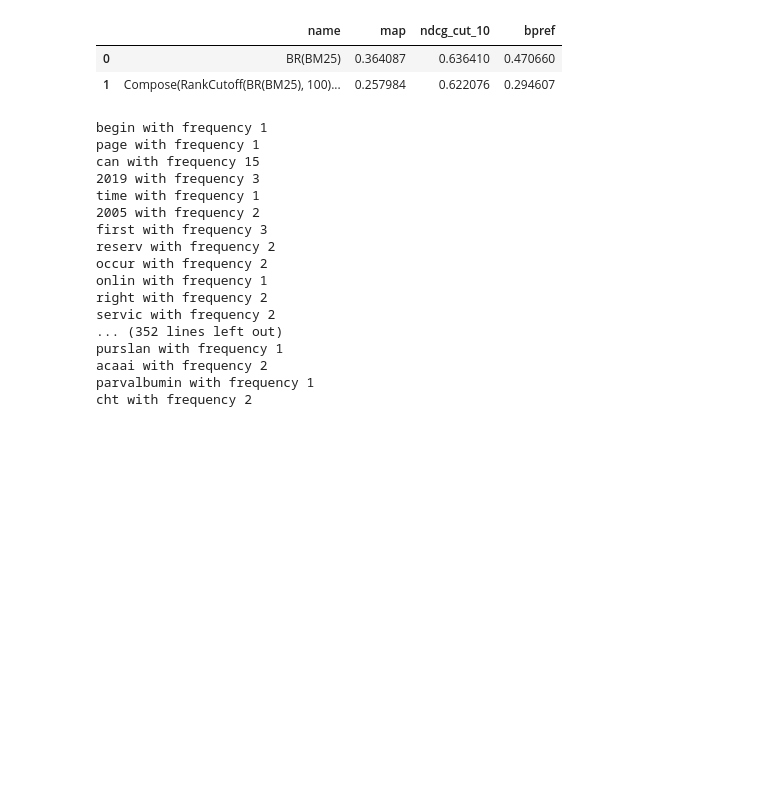
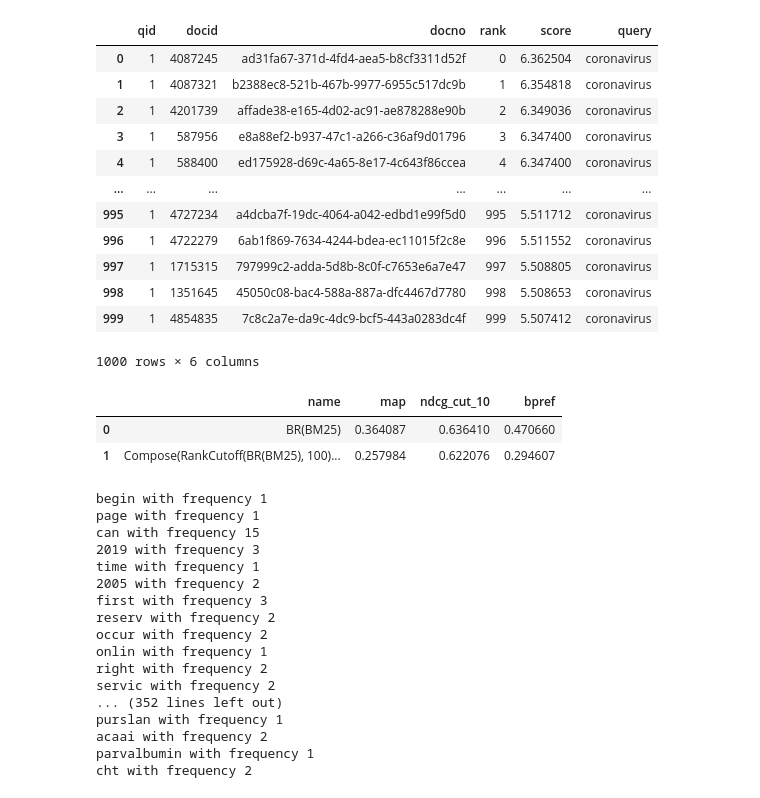
Before and after one commit to JoProbst/ThesisCode, a Jupyter notebook: terrier_getting_started.ipynb, the cells around one changed output. Drawn from its saved outputs; the diff is of its cells as text; code cells hidden in the pictures; blank space fills up the shorter version.

```diff
--- a/terrier_getting_started.ipynb
+++ b/terrier_getting_started.ipynb
@@ -8,3 +85,19 @@ index = pt.IndexFactory.of('./crawl_social/terrier-project-5.4/var/index/data.pr
+# %%
+pt.BatchRetrieve(index).search('coronavirus')
+# %% [output]
+|  | qid | docid | docno | rank | score | query |
+| 0 | 1 | 4087245 | ad31fa67-371d-4fd4-aea5-b8cf3311d52f | 0 | 6.362504 | coronavirus |
+| 1 | 1 | 4087321 | b2388ec8-521b-467b-9977-6955c517dc9b | 1 | 6.354818 | coronavirus |
+| 2 | 1 | 4201739 | affade38-e165-4d02-ac91-ae878288e90b | 2 | 6.349036 | coronavirus |
+| 3 | 1 | 587956 | e8a88ef2-b937-47c1-a266-c36af9d01796 | 3 | 6.347400 | coronavirus |
+| 4 | 1 | 588400 | ed175928-d69c-4a65-8e17-4c643f86ccea | 4 | 6.347400 | coronavirus |
+| ... | ... | ... | ... | ... | ... | ... |
+| 995 | 1 | 4727234 | a4dcba7f-19dc-4064-a042-edbd1e99f5d0 | 995 | 5.511712 | coronavirus |
+| 996 | 1 | 4722279 | 6ab1f869-7634-4244-bdea-ec11015f2c8e | 996 | 5.511552 | coronavirus |
+| 997 | 1 | 1715315 | 797999c2-adda-5d8b-8c0f-c7653e6a7e47 | 997 | 5.508805 | coronavirus |
+| 998 | 1 | 1351645 | 45050c08-bac4-588a-887a-dfc4467d7780 | 998 | 5.508653 | coronavirus |
+| 999 | 1 | 4854835 | 7c8c2a7e-da9c-4dc9-bcf5-443a0283dc4f | 999 | 5.507412 | coronavirus |
+1000 rows × 6 columns
 # %%
 import xml.etree.ElementTree as ET
 import pandas as pd
```
Also changed, not shown: parts of 13 cells of this notebook, 6 other files.
